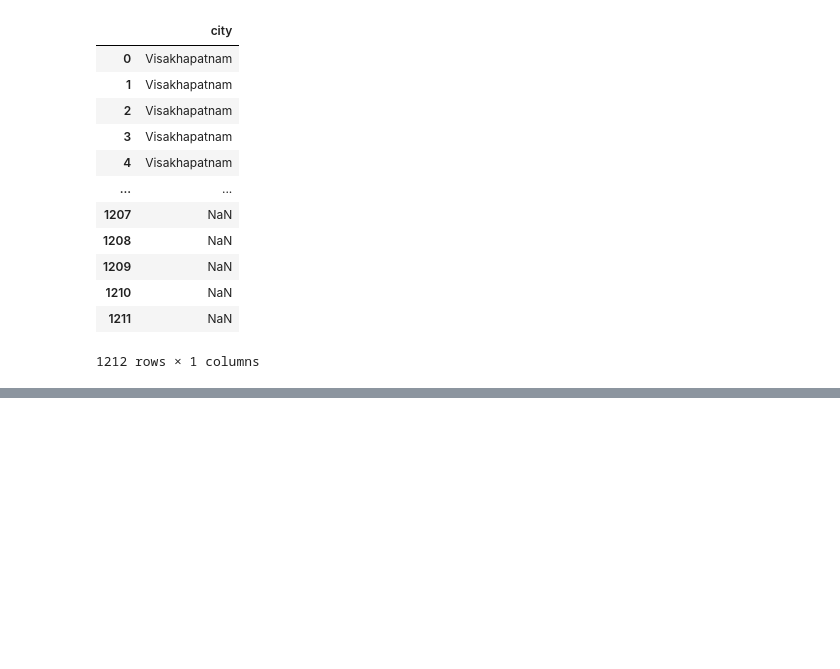
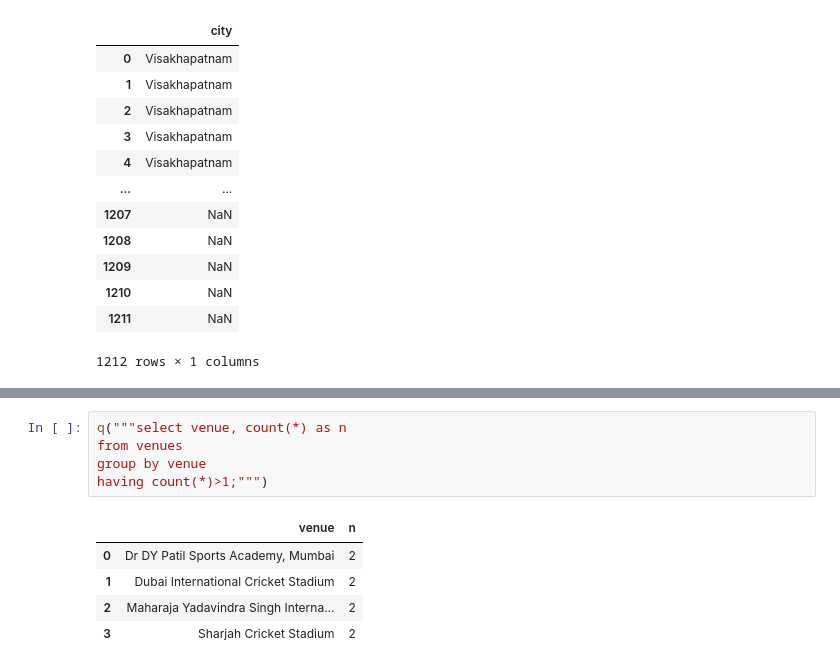
Before and after one commit to minshanmak/ipl_proj_3.1_sem_3, a Jupyter notebook: notebooks/SQL_practice.ipynb, the cells around one changed output, grey strips where cells are left out. Cells and saved outputs as stored; diff of their text form; blank space fills up the shorter version.

```diff
--- a/notebooks/SQL_practice.ipynb
+++ b/notebooks/SQL_practice.ipynb
@@ -338,0 +356,11 @@ order by city DESC;""")
+# %%
+q("""select venue, count(*) as n
+from venues
+group by venue
+having count(*)>1;""")
+# %% [output]
+|  | venue | n |
+| 0 | Dr DY Patil Sports Academy, Mumbai | 2 |
+| 1 | Dubai International Cricket Stadium | 2 |
+| 2 | Maharaja Yadavindra Singh Interna... | 2 |
+| 3 | Sharjah Cricket Stadium | 2 |
```
Also changed, not shown: parts of 7 cells of this notebook, 10 other files.
